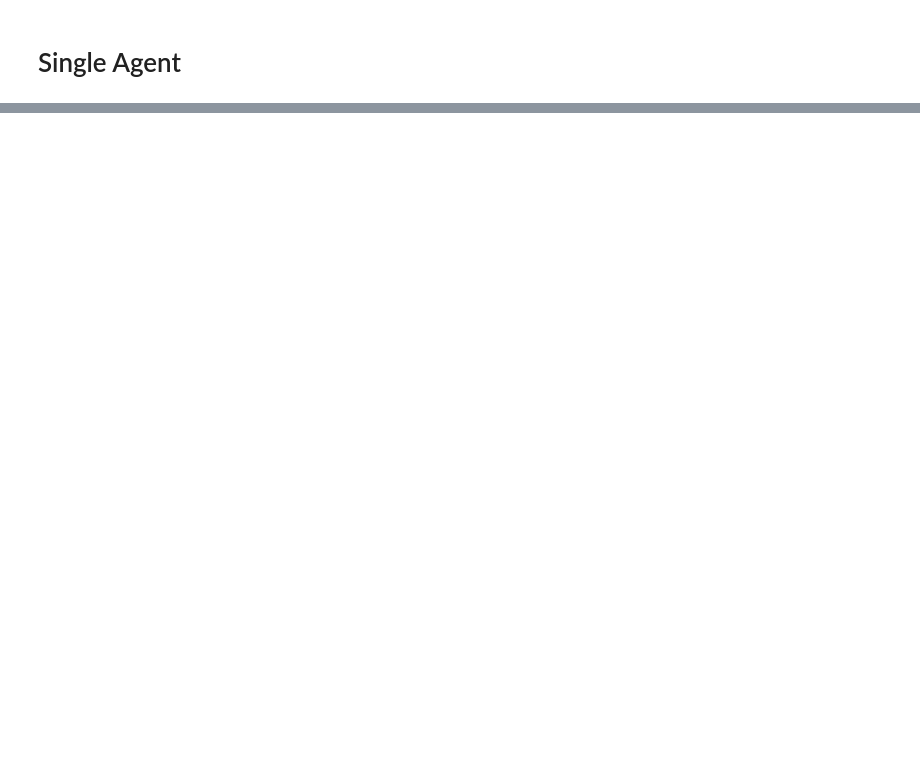
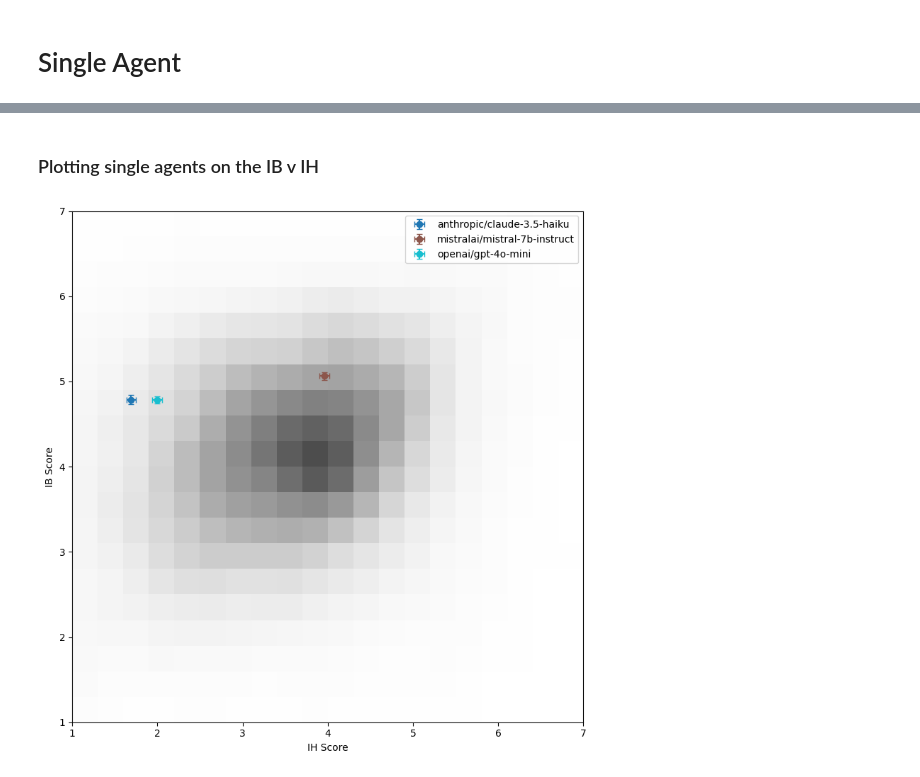
Before and after one commit to rapturt9/wisdom_agents, a Jupyter notebook: GGB_analysis.ipynb, the cells around one changed output, grey strips where cells are left out. Cells and saved outputs as stored; diff of their text form; code cells hidden in the pictures; blank space fills up the shorter version.

```diff
--- a/GGB_analysis.ipynb
+++ b/GGB_analysis.ipynb
@@ -135,0 +250,49 @@ Index(['model_name', 'question_num', 'question_id', 'run_index', 'answer',
+# %% [markdown]
+### Plotting single agents on the IB v IH
+# %%
+# Plot KDE with models on top
+fig, ax = plt.subplots(figsize=(8, 8))
+
+# Plot human KDE first using your existing function
+human_kde(human_df=h2, ax=ax, alpha=0.7)
+
+# Get unique models
+models = grouped_by_category['model_name'].unique()
+colors = plt.cm.tab10(np.linspace(0, 1, len(models)))
+
+# For each model, get data for both categories and plot
+for i, model in enumerate(models):
+    # Get IH data for this model
+    ih_data = grouped_by_category[(grouped_by_category['model_name'] == model) &
+                                 (grouped_by_category['category'] == 'IH')]
+
+    # Get IB data for this model
+    ib_data = grouped_by_category[(grouped_by_category['model_name'] == model) &
+                                 (grouped_by_category['category'] == 'IB')]
+
+    # If we have both IH and IB data for this model
+    if not ih_data.empty and not ib_data.empty:
+        ih_mean = ih_data['mean'].values[0]
+        ih_sem = ih_data['sem'].values[0]
+        ib_mean = ib_data['mean'].values[0]
+        ib_sem = ib_data['sem'].values[0]
+
+        # Plot the model point with error bars
+        ax.errorbar(
+            ih_mean, ib_mean,
+            xerr=ih_sem, yerr=ib_sem,
+            fmt='o', color=colors[i],
+            label=model, capsize=3
+        )
+
+# Set axis labels and limits
+ax.set_xlabel('IH Score')
+ax.set_ylabel('IB Score')
+ax.set_xlim(1, 7)
+ax.set_ylim(1, 7)
+ax.legend()
+
+plt.tight_layout()
+plt.show()
+# %% [output]
+[figure, added]
```
Also changed, not shown: parts of 7 cells of this notebook.
